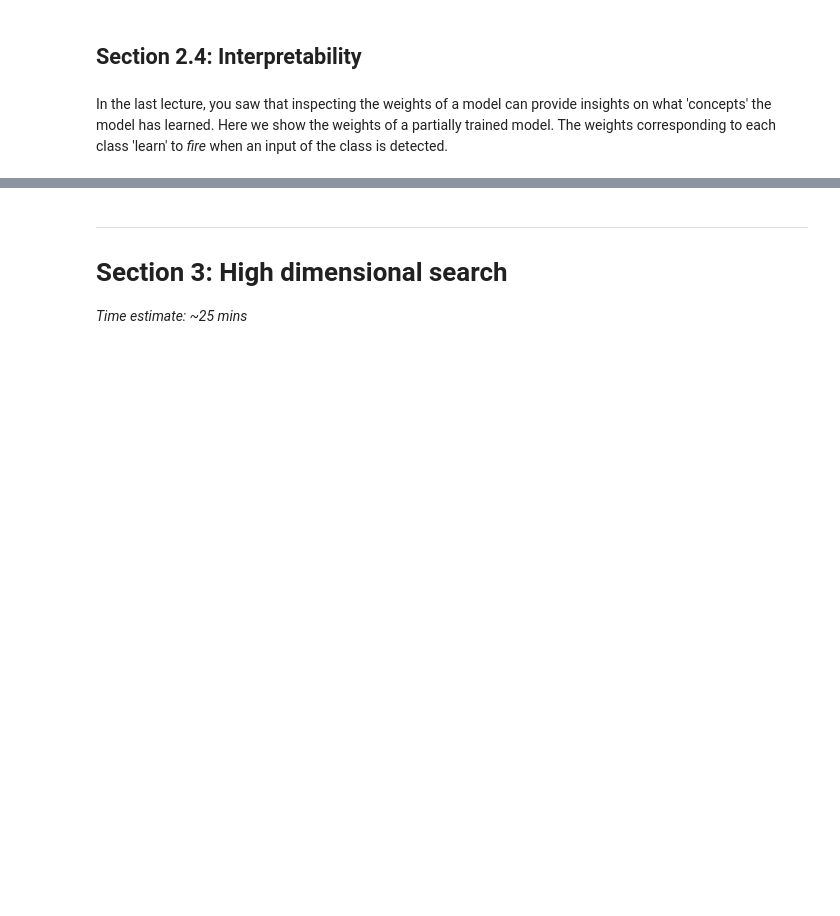
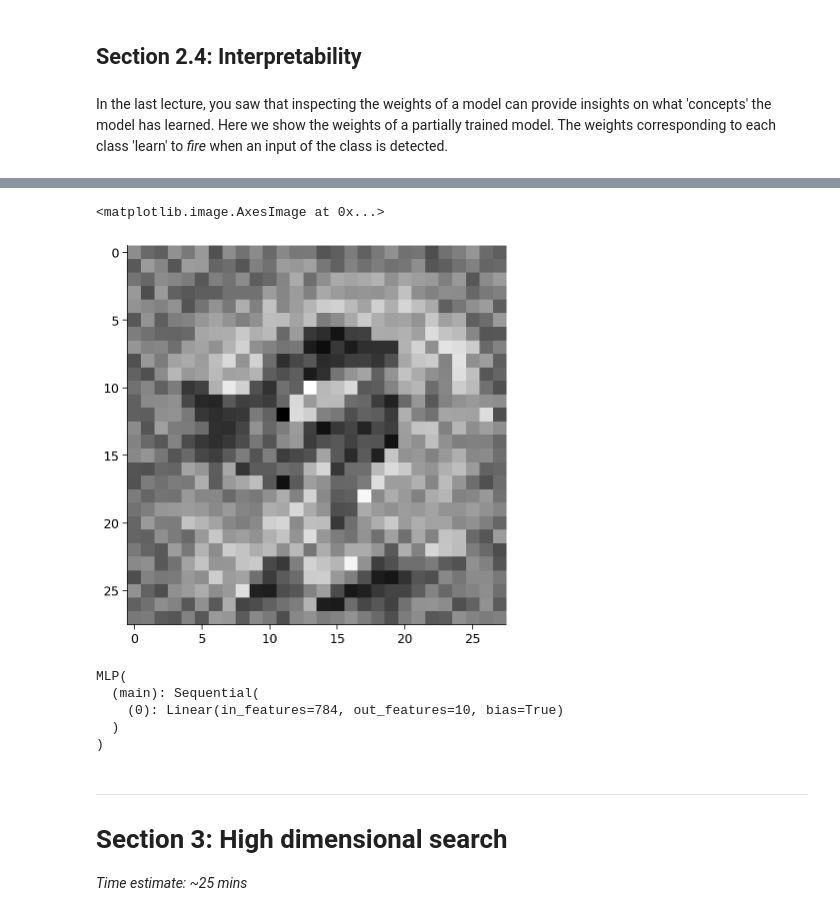
Before and after one commit to tanmayyb/nma_deep_learning_notebook, a Jupyter notebook: week1/W1_D5-T1.ipynb, the cells around one changed output, grey strips where cells are left out. Cells and saved outputs as stored; diff of their text form; code cells hidden in the pictures; blank space fills up the shorter version.

```diff
--- a/week1/W1_D5-T1.ipynb
+++ b/week1/W1_D5-T1.ipynb
@@ -439,3 +448,36 @@ class MLP(nn.Module):
     hidden_output = self.main(transformed_x)
     output = F.log_softmax(hidden_output, dim=1)
     return output
+# %%
+hidden_dims = [4,5,6,3]
+layers= []
+
+for i, hidden_dim in enumerate(hidden_dims[:-1]):
+        layers += [nn.Linear(hidden_dim, hidden_dims[i+1], bias = True), nn.ReLU()]
+layers
+# %%
+class MLP(nn.Module):
+  def __init__(self, in_dim=784, out_dim=10, hidden_dims=[], use_bias=True):
+    super(MLP, self).__init__()
+
+    self.in_dim= in_dim
+    self.out_dim = out_dim
+
+
+    if len(hidden_dims) == 0: #no hidden layers
+      layers = [nn.Linear(in_dim, out_dim, bias=use_bias)]
+    else:
+      layers = [nn.Linear(in_dim, hidden_dims[0], bias=use_bias), nn.ReLU()]
+
+      #connector loop
+      for i, hidden_dim in enumerate(hidden_dims[:-1]):
+        layers += [nn.Linear(hidden_dim, hidden_dims[i+1], bias = use_bias), nn.ReLU()]
+
+    self.main = nn.Sequential(*layers)
+
+  def forward(self, x):
+    #flattens each image into vector
+    transformed_x = x.view(-1, self.in_dim)
+    hidden_output = self.main(transformed_x)
+    output = F.log_softmax(hidden_output, dim=1)
+    return output
@@ -498,3 +556,23 @@ plt.show()
+# %%
+tensor_ = partial_trained_model.main[0].weight
+
+verbose = False
+if verbose:
+  print(type(tensor_))
+  print(tensor_)
+
+plt.imshow(tensor_.data.numpy()[9].reshape(28,28), cmap='gray_r')
+# %% [output]
+<matplotlib.image.AxesImage at 0x...>
+[figure, added]
+# %%
+partial_trained_model
+# %% [output]
+MLP(
+  (main): Sequential(
+    (0): Linear(in_features=784, out_features=10, bias=True)
+  )
+)
 # %% [markdown]
 ---
 # Section 3: High dimensional search
```
Also changed, not shown: parts of 23 cells of this notebook.
